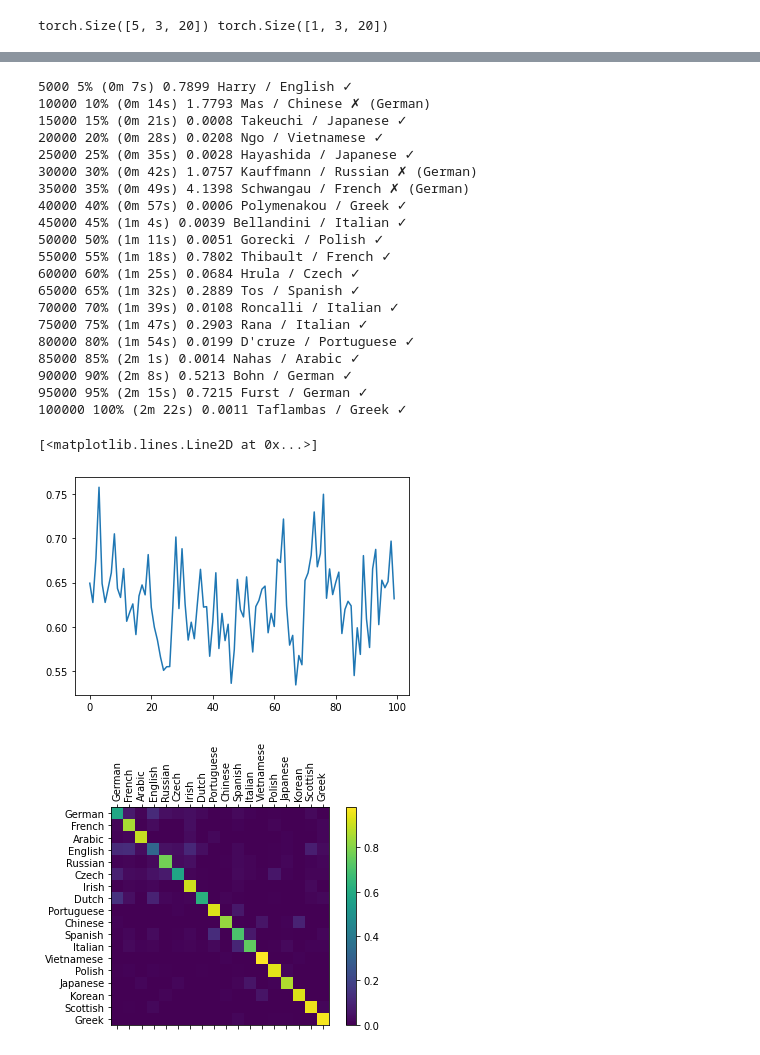
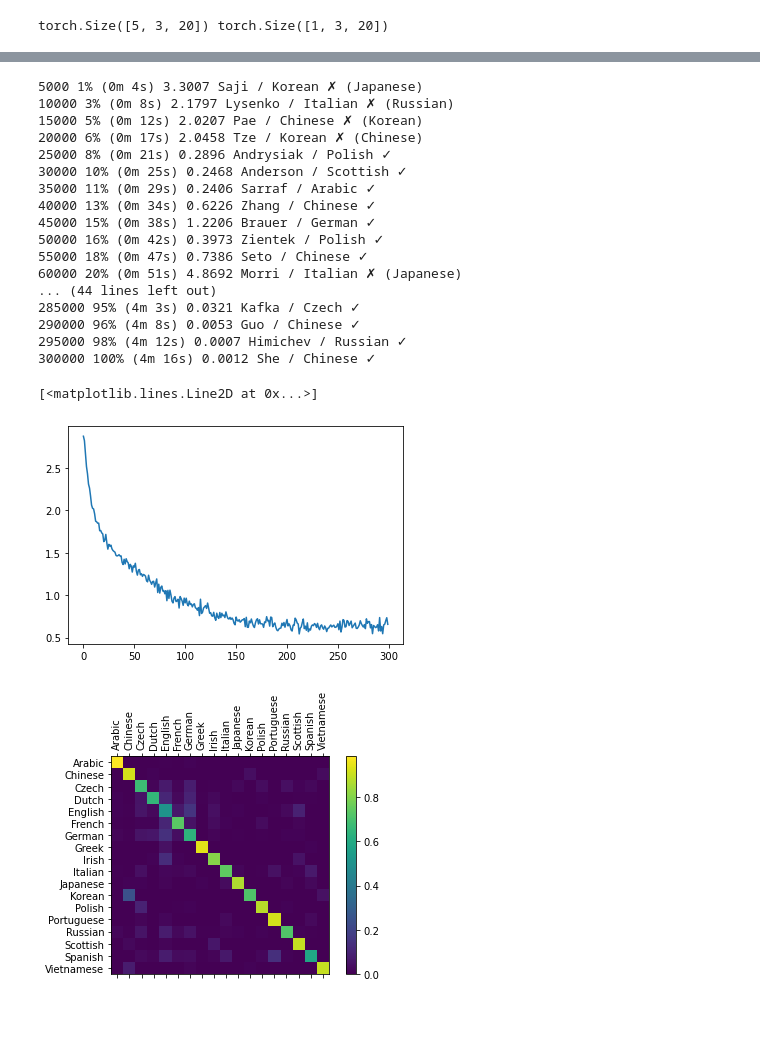
Before and after one commit to e8035669/torch-learning, a Jupyter notebook: python/06-rnn-learning/rnn_practice.ipynb, the cells around one changed output, grey strips where cells are left out. Drawn from its saved outputs; the diff is of its cells as text; code cells hidden in the pictures; blank space fills up the shorter version.

```diff
--- a/python/06-rnn-learning/rnn_practice.ipynb
+++ b/python/06-rnn-learning/rnn_practice.ipynb
@@ -82,11 +82,11 @@ class MyRNN(nn.Module):
         self.output_size = output_size
 
         self.rnn = nn.RNN(input_size, hidden_size)
-        self.dense = nn.Linear(hidden_size, output_size)
+        self.fc = nn.Linear(hidden_size, output_size)
 
     def forward(self, input, hidden):
         out, hidden = self.rnn(input, hidden)
-        out = self.dense(out)
+        out = self.fc(out[-1])
         return out, hidden
 
     def init_hidden(self):
@@ -139,0 +132,8 @@ tensor([[[ 0.1158,  0.0723, -0.0761,  0.0773, -0.0976, -0.0492,  0.1917,
+# %%
+rnn = nn.RNN(3, 5, 1)
+input = torch.randn(6, 1, 3)
+h0 = torch.randn(1, 1, 5)
+output, hn = rnn(input, h0)
+print(output.size(), hn.size())
+print(output)
+print(hn)
@@ -179,11 +195,11 @@ def train(category_tensor, line_tensor):
     rnn.zero_grad()
     hidden = rnn.init_hidden()
 
-    # output, hidden = rnn(line_tensor, hidden)
-    # loss = criterion(output[-1], category_tensor)
-    for i in range(line_tensor.size()[0]):
-        output, hidden = rnn(line_tensor[i:i+1], hidden)
-    loss = criterion(output[0], category_tensor)
+    output, hidden = rnn(line_tensor, hidden)
+    loss = criterion(output, category_tensor)
+    #for i in range(line_tensor.size()[0]):
+    #    output, hidden = rnn(line_tensor[i:i+1], hidden)
+    #loss = criterion(output, category_tensor)
 
     loss.backward()
 
@@ -194,7 +210,7 @@ def train(category_tensor, line_tensor):
 import time
 import math
 
-n_epochs = 100000
+n_epochs = 300000
 print_every = 5000
 plot_every = 1000
 
@@ -228,26 +244,23 @@ for epoch in range(1, n_epochs + 1):
         all_losses.append(current_loss / plot_every)
         current_loss = 0
 # %% [output]
-5000 5% (0m 7s) 0.7899 Harry / English ✓
-10000 10% (0m 14s) 1.7793 Mas / Chinese ✗ (German)
-15000 15% (0m 21s) 0.0008 Takeuchi / Japanese ✓
-20000 20% (0m 28s) 0.0208 Ngo / Vietnamese ✓
-25000 25% (0m 35s) 0.0028 Hayashida / Japanese ✓
-30000 30% (0m 42s) 1.0757 Kauffmann / Russian ✗ (German)
-35000 35% (0m 49s) 4.1398 Schwangau / French ✗ (German)
-40000 40% (0m 57s) 0.0006 Polymenakou / Greek ✓
-45000 45% (1m 4s) 0.0039 Bellandini / Italian ✓
-50000 50% (1m 11s) 0.0051 Gorecki / Polish ✓
-55000 55% (1m 18s) 0.7802 Thibault / French ✓
-60000 60% (1m 25s) 0.0684 Hrula / Czech ✓
-65000 65% (1m 32s) 0.2889 Tos / Spanish ✓
-70000 70% (1m 39s) 0.0108 Roncalli / Italian ✓
-75000 75% (1m 47s) 0.2903 Rana / Italian ✓
-80000 80% (1m 54s) 0.0199 D'cruze / Portuguese ✓
-85000 85% (2m 1s) 0.0014 Nahas / Arabic ✓
-90000 90% (2m 8s) 0.5213 Bohn / German ✓
-95000 95% (2m 15s) 0.7215 Furst / German ✓
-100000 100% (2m 22s) 0.0011 Taflambas / Greek ✓
+5000 1% (0m 4s) 3.3007 Saji / Korean ✗ (Japanese)
+10000 3% (0m 8s) 2.1797 Lysenko / Italian ✗ (Russian)
+15000 5% (0m 12s) 2.0207 Pae / Chinese ✗ (Korean)
+20000 6% (0m 17s) 2.0458 Tze / Korean ✗ (Chinese)
+25000 8% (0m 21s) 0.2896 Andrysiak / Polish ✓
+30000 10% (0m 25s) 0.2468 Anderson / Scottish ✓
+35000 11% (0m 29s) 0.2406 Sarraf / Arabic ✓
+40000 13% (0m 34s) 0.6226 Zhang / Chinese ✓
+45000 15% (0m 38s) 1.2206 Brauer / German ✓
+50000 16% (0m 42s) 0.3973 Zientek / Polish ✓
+55000 18% (0m 47s) 0.7386 Seto / Chinese ✓
+60000 20% (0m 51s) 4.8692 Morri / Italian ✗ (Japanese)
+... (44 lines left out)
+285000 95% (4m 3s) 0.0321 Kafka / Czech ✓
+290000 96% (4m 8s) 0.0053 Guo / Chinese ✓
+295000 98% (4m 12s) 0.0007 Himichev / Russian ✓
+300000 100% (4m 16s) 0.0012 She / Chinese ✓
 # %%
 import matplotlib.pyplot as plt
 import matplotlib.ticker as ticker
@@ -257,7 +270,7 @@ plt.figure()
 plt.plot(all_losses)
 # %% [output]
 [<matplotlib.lines.Line2D at 0x...>]
-[figure, old version]
+[figure, new version]
 # %%
 # Keep track of correct guesses in a confusion matrix
 confusion = torch.zeros(n_categories, n_categories)
@@ -267,37 +280,38 @@ n_confusion = 10000
 def evaluate(line_tensor):
     hidden = rnn.init_hidden()
 
-    for i in range(line_tensor.size()[0]):
-        output, hidden = rnn(line_tensor[i:i+1], hidden)
+    output, hidden = rnn(line_tensor, hidden)
+    #for i in range(line_tensor.size()[0]):
+    #    output, hidden = rnn(line_tensor[i:i+1], hidden)
 
     return output
 
 # Go through a bunch of examples and record which are correctly guessed
 for i in range(n_confusion):
     category, line, category_tensor, line_tensor = random_training_pair()
     output = evaluate(line_tensor)
     guess, guess_i = category_from_output(output)
     category_i = all_categories.index(category)
     confusion[category_i][guess_i] += 1
 
 # Normalize by dividing every row by its sum
 for i in range(n_categories):
     confusion[i] = confusion[i] / confusion[i].sum()
 
 # Set up plot
 fig = plt.figure()
 ax = fig.add_subplot(111)
 cax = ax.matshow(confusion.numpy())
 fig.colorbar(cax)
 
 # Set up axes
 ax.set_xticklabels([''] + all_categories, rotation=90)
 ax.set_yticklabels([''] + all_categories)
 
 # Force label at every tick
 ax.xaxis.set_major_locator(ticker.MultipleLocator(1))
 ax.yaxis.set_major_locator(ticker.MultipleLocator(1))
 
 plt.show()
 # %% [output]
-[figure, old version]
+[figure, new version]
```
Also changed, not shown: parts of 24 cells of this notebook.
